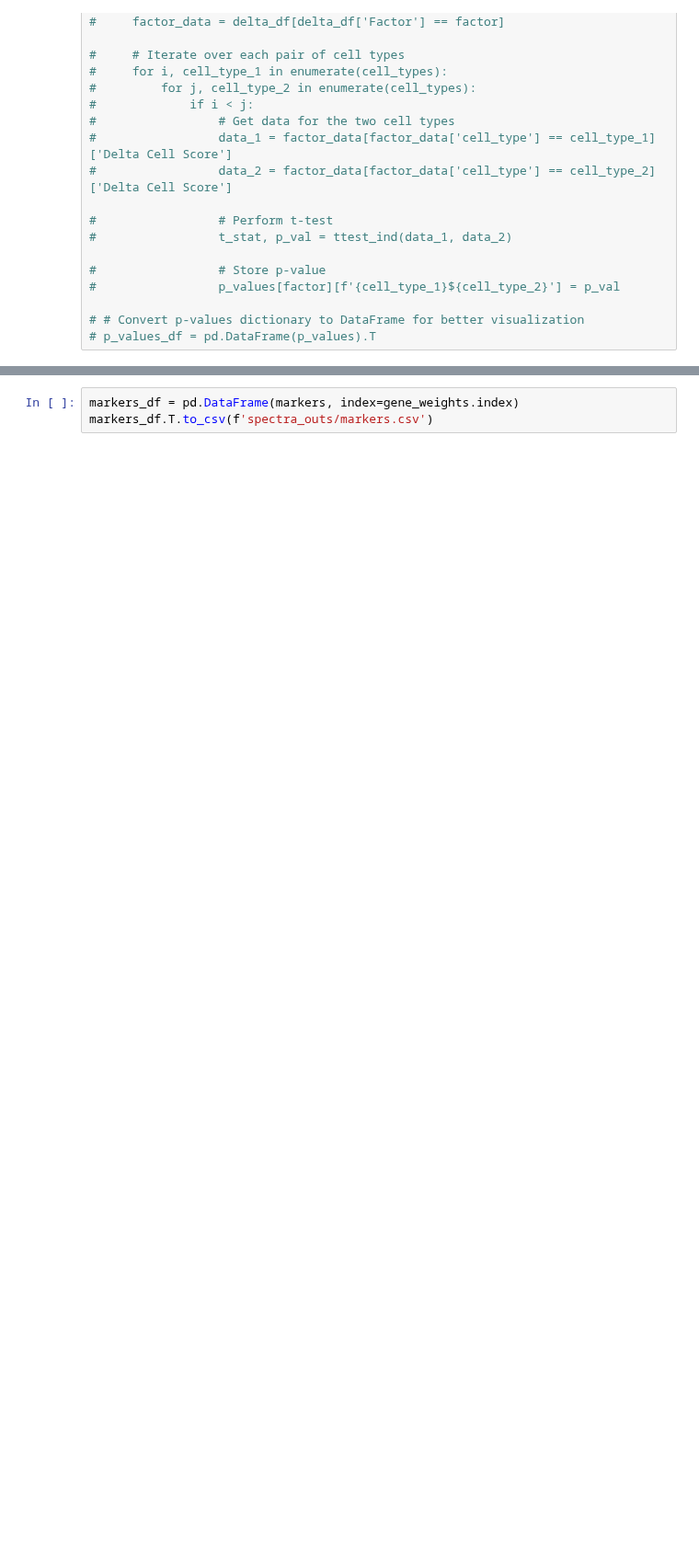
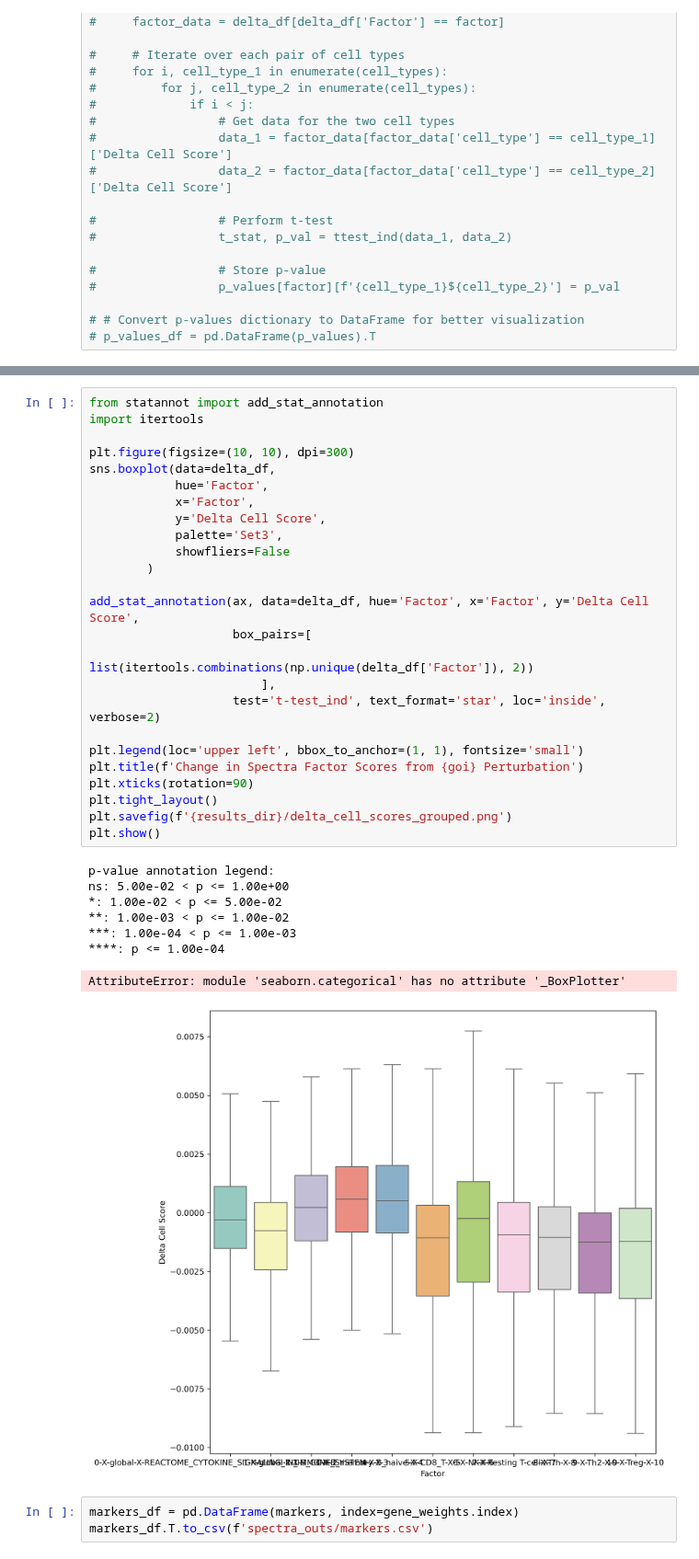
Before and after one commit to jishnu-lab/SpaceTravLR, a Jupyter notebook: notebooks/mouse_lymphnode_slideseq/spectra.ipynb, the cells around one changed output, grey strips where cells are left out. Shown at 92% size. Drawn from its saved outputs; the diff is of its cells as text; blank space fills up the shorter version.

```diff
--- a/notebooks/mouse_lymphnode_slideseq/spectra.ipynb
+++ b/notebooks/mouse_lymphnode_slideseq/spectra.ipynb
@@ -467,3 +445,37 @@ plt.show()
+# %%
+from statannot import add_stat_annotation
+import itertools
+
+plt.figure(figsize=(10, 10), dpi=300)
+sns.boxplot(data=delta_df,
+            hue='Factor',
+            x='Factor',
+            y='Delta Cell Score',
+            palette='Set3',
+            showfliers=False
+        )
+
+add_stat_annotation(ax, data=delta_df, hue='Factor', x='Factor', y='Delta Cell Score',
+                    box_pairs=[
+                        list(itertools.combinations(np.unique(delta_df['Factor']), 2))
+                        ],
+                    test='t-test_ind', text_format='star', loc='inside', verbose=2)
+
+plt.legend(loc='upper left', bbox_to_anchor=(1, 1), fontsize='small')
+plt.title(f'Change in Spectra Factor Scores from {goi} Perturbation')
+plt.xticks(rotation=90)
+plt.tight_layout()
+plt.savefig(f'{results_dir}/delta_cell_scores_grouped.png')
+plt.show()
+# %% [output]
+p-value annotation legend:
+ns: 5.00e-02 < p <= 1.00e+00
+*: 1.00e-02 < p <= 5.00e-02
+**: 1.00e-03 < p <= 1.00e-02
+***: 1.00e-04 < p <= 1.00e-03
+****: p <= 1.00e-04
+AttributeError: module 'seaborn.categorical' has no attribute '_BoxPlotter'
+[figure, added]
 # %%
 markers_df = pd.DataFrame(markers, index=gene_weights.index)
 markers_df.T.to_csv(f'spectra_outs/markers.csv')
```
Also changed, not shown: parts of 12 cells of this notebook, 9 other files.
